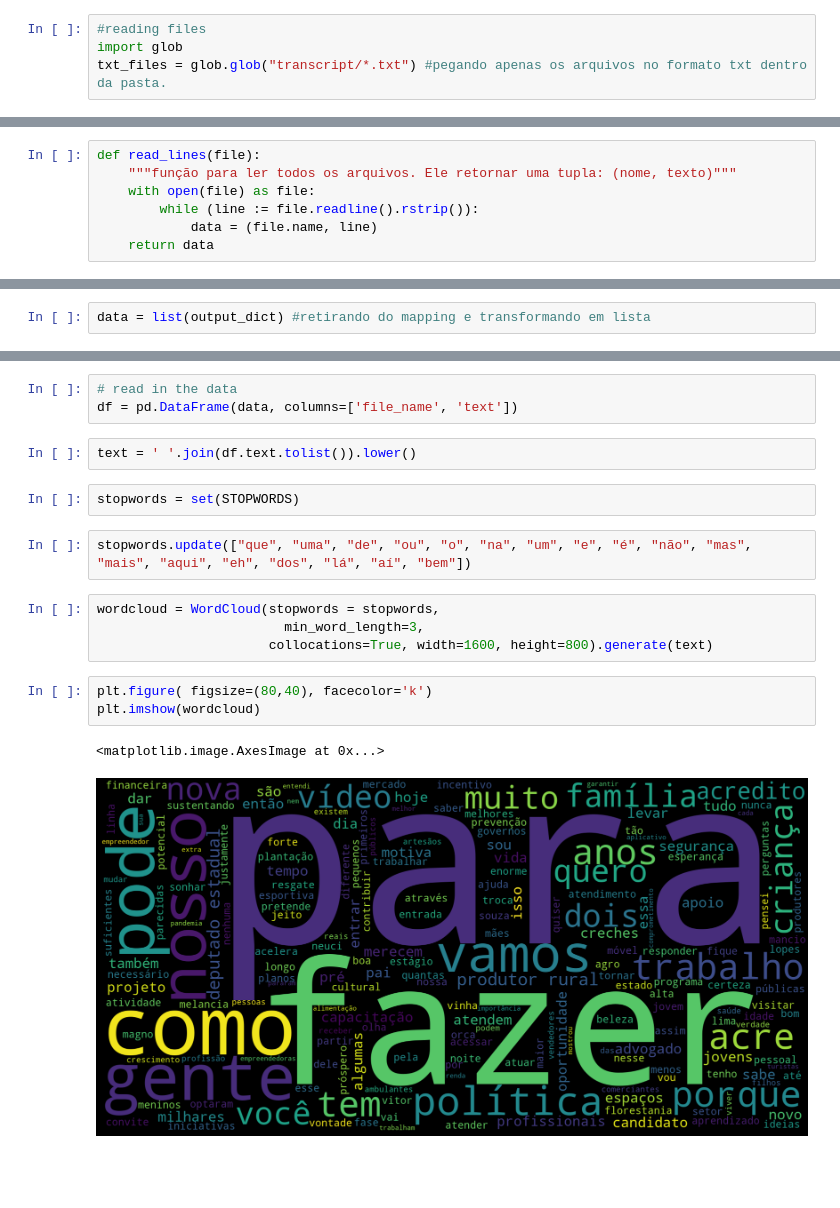
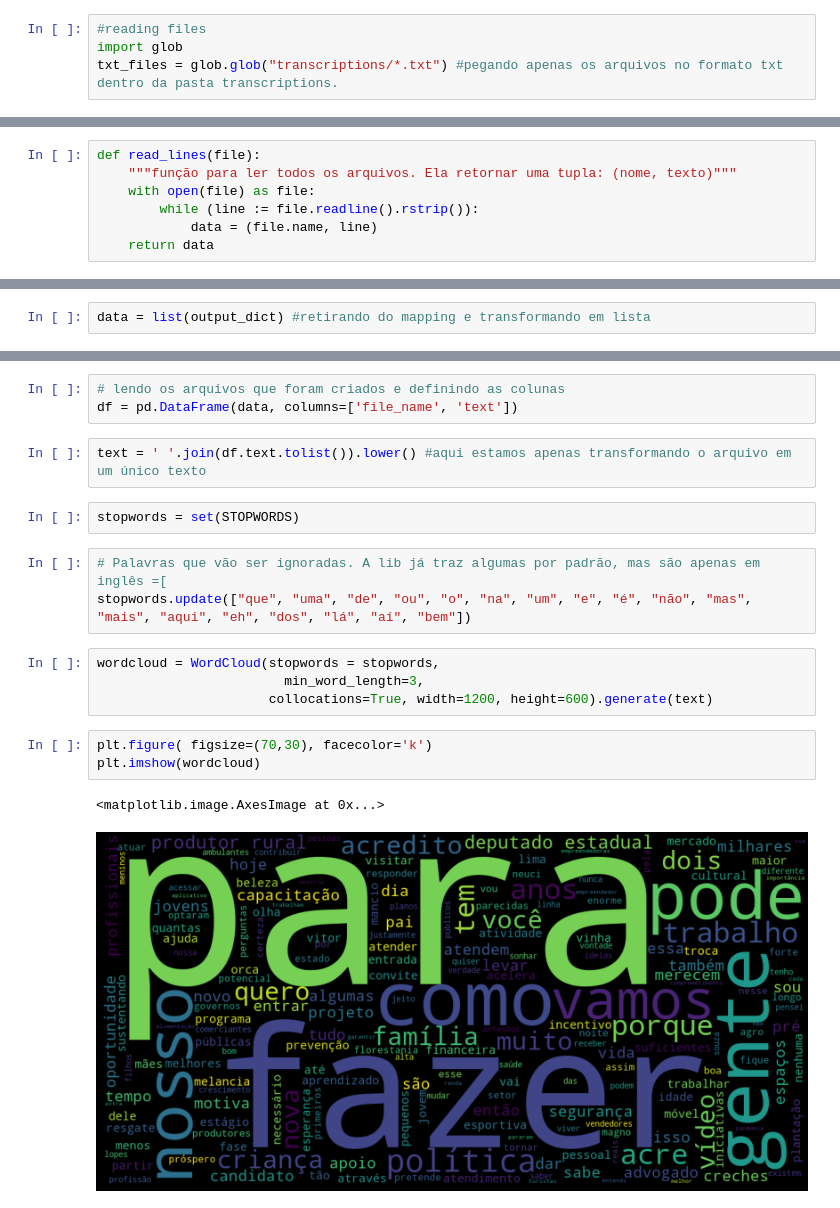
Before and after one commit to cristianfavaro/investigacaoacre, a Jupyter notebook: notebook.ipynb, the cells around one changed output, grey strips where cells are left out. Saved outputs shown, nothing was run; the diff lists cells and outputs as text; blank space fills up the shorter version.

```diff
--- a/notebook.ipynb
+++ b/notebook.ipynb
@@ -8,7 +5,7 @@ Referência: https://stackoverflow.com/questions/35672809/how-to-read-a-list-of-
 # %%
 #reading files
 import glob
-txt_files = glob.glob("transcript/*.txt") #pegando apenas os arquivos no formato txt dentro da pasta.
+txt_files = glob.glob("transcriptions/*.txt") #pegando apenas os arquivos no formato txt dentro da pasta transcriptions.
 # %%
 txt_files #lista com todos os arquivos nas pastas
 # %% [output]
@@ -26,6 +23,6 @@ txt_files #lista com todos os arquivos nas pastas
 # %%
 def read_lines(file):
-    """função para ler todos os arquivos. Ele retornar uma tupla: (nome, texto)"""
+    """função para ler todos os arquivos. Ela retornar uma tupla: (nome, texto)"""
     with open(file) as file:
         while (line := file.readline().rstrip()):
             data = (file.name, line)
@@ -49,21 +46,22 @@ import matplotlib as mpl
 from wordcloud import WordCloud, STOPWORDS, ImageColorGenerator
 from PIL import Image
 # %%
-# read in the data
+# lendo os arquivos que foram criados e definindo as colunas
 df = pd.DataFrame(data, columns=['file_name', 'text'])
 # %%
-text = ' '.join(df.text.tolist()).lower()
+text = ' '.join(df.text.tolist()).lower() #aqui estamos apenas transformando o arquivo em um único texto
 # %%
 stopwords = set(STOPWORDS)
 # %%
+# Palavras que vão ser ignoradas. A lib já traz algumas por padrão, mas são apenas em inglês =[
 stopwords.update(["que", "uma", "de", "ou", "o", "na", "um", "e", "é", "não", "mas", "mais", "aqui", "eh", "dos", "lá", "aí", "bem"])
 # %%
 wordcloud = WordCloud(stopwords = stopwords,
                         min_word_length=3,
-                      collocations=True, width=1600, height=800).generate(text)
+                      collocations=True, width=1200, height=600).generate(text)
 # %%
-plt.figure( figsize=(80,40), facecolor='k')
+plt.figure( figsize=(70,30), facecolor='k')
 plt.imshow(wordcloud)
 # %% [output]
 <matplotlib.image.AxesImage at 0x...>
-[figure, old version]
+[figure, new version]
```
Also changed, not shown: parts of 13 cells of this notebook, 16 other files.
